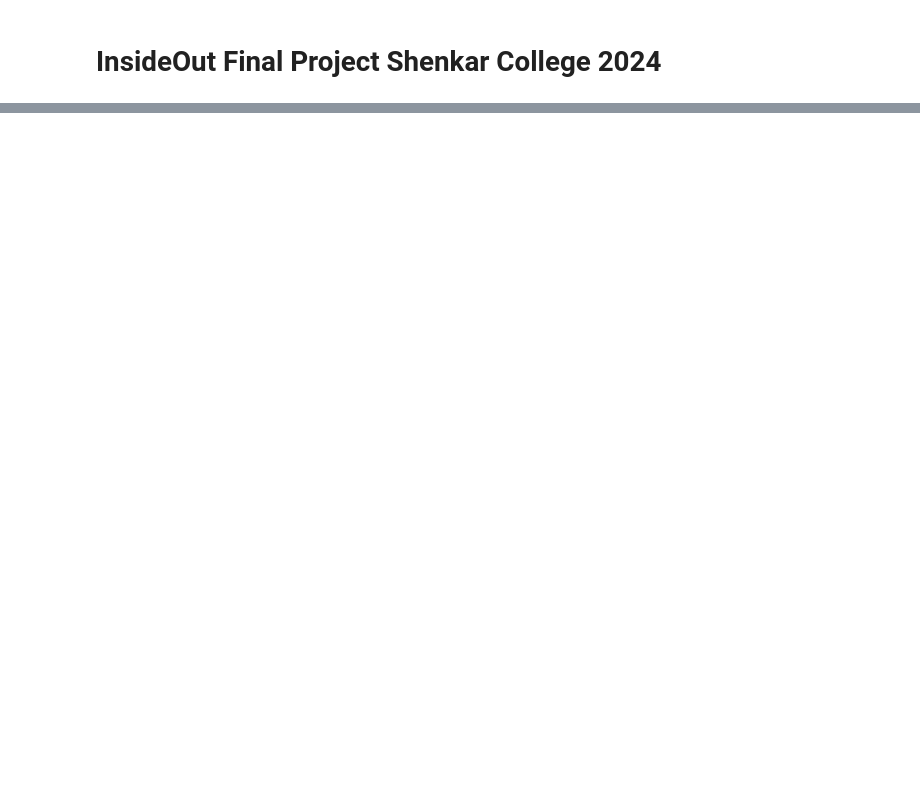
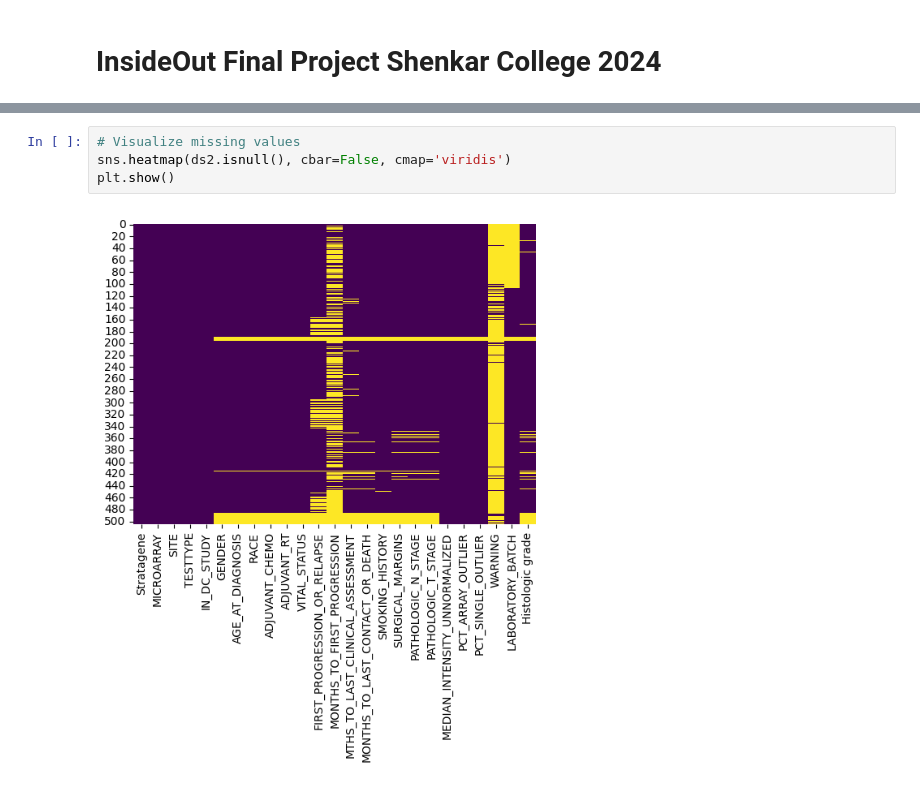
Before and after one commit to lidiaPolyakov/Products-project, a Jupyter notebook: POC/POC - Dataset2/POC - Dataset2.ipynb, the cells around one changed output, grey strips where cells are left out. Saved outputs shown, nothing was run; the diff lists cells and outputs as text; blank space fills up the shorter version.

```diff
--- a/POC/POC - Dataset2/POC - Dataset2.ipynb
+++ b/POC/POC - Dataset2/POC - Dataset2.ipynb
@@ -54,0 +134,6 @@ dtype: float64
+# %%
+# Visualize missing values
+sns.heatmap(ds2.isnull(), cbar=False, cmap='viridis')
+plt.show()
+# %% [output]
+[figure, added]
```
Also changed, not shown: parts of 33 cells of this notebook.
